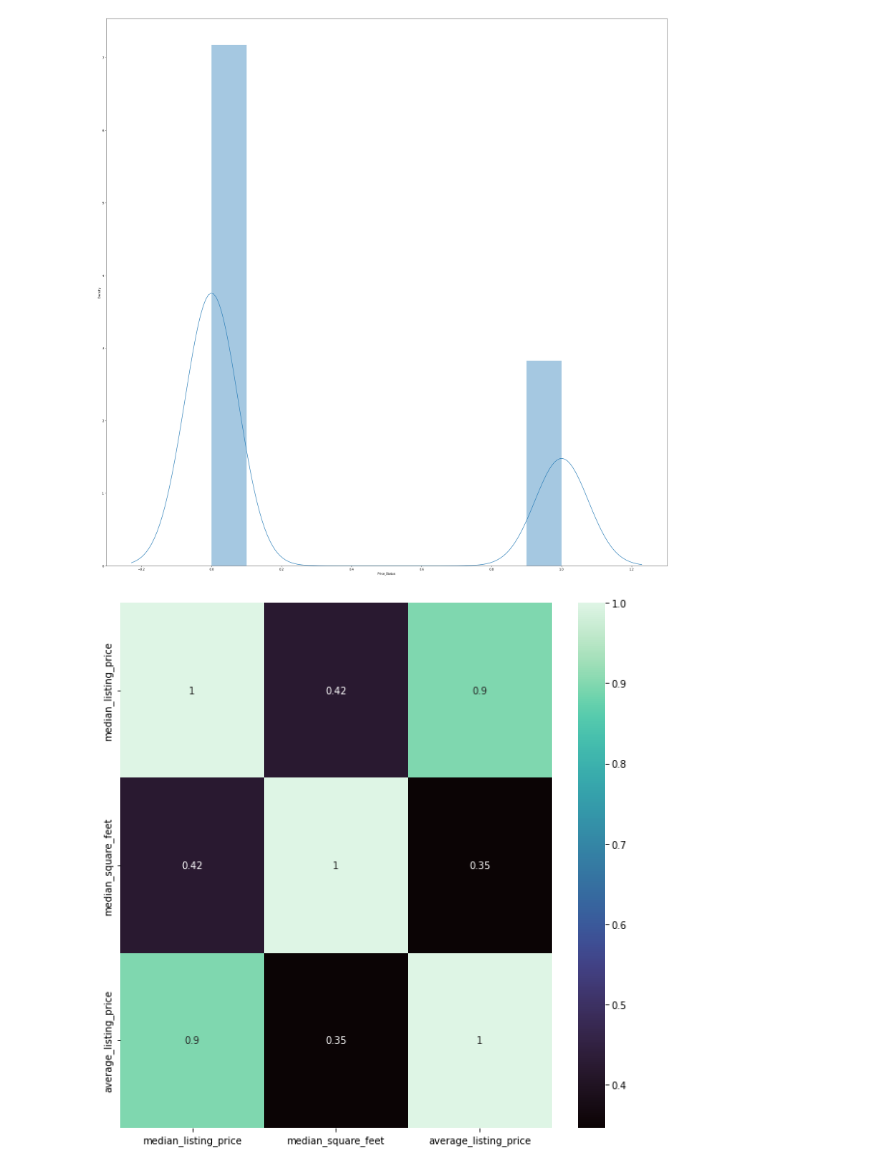
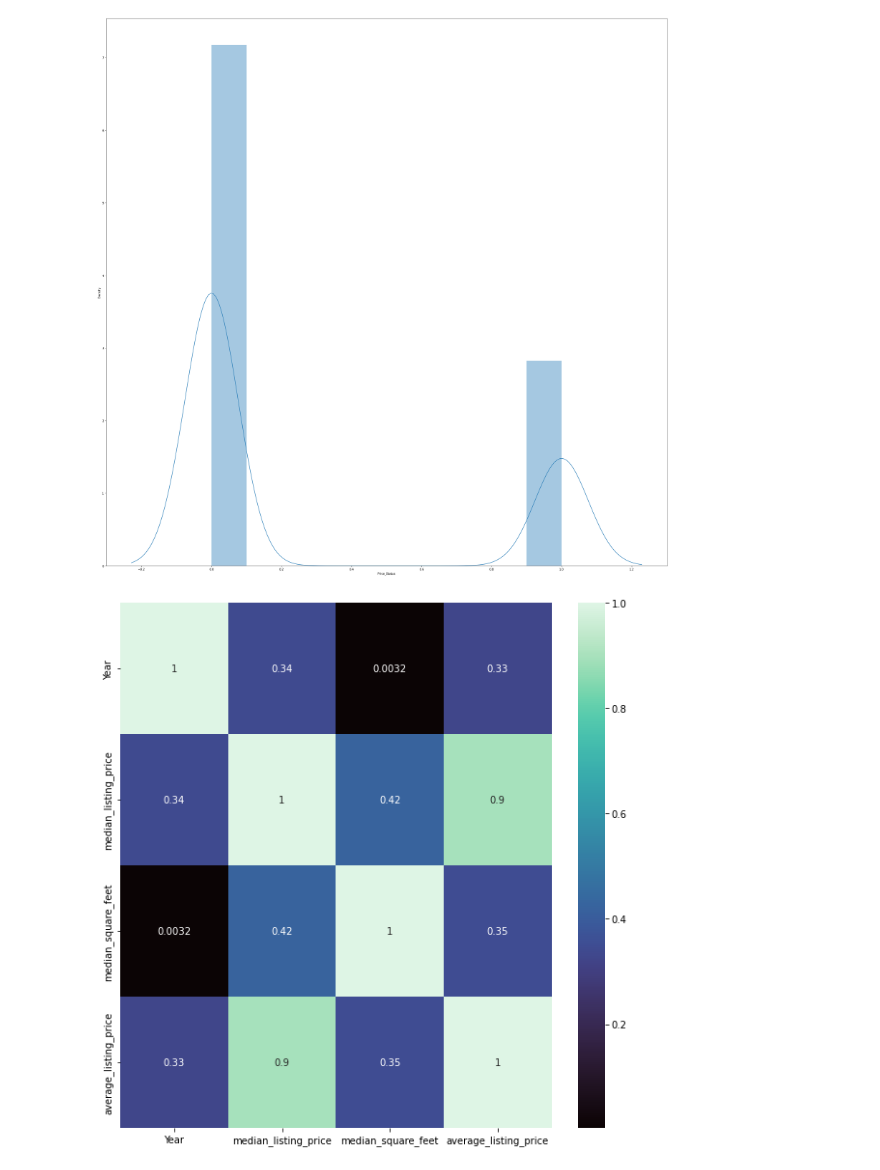
Before and after one commit to ksommerdorf/FinalProject, a Jupyter notebook: notebook/final_table_ensemble_feature_importance.ipynb, the cells around one changed output. Cells and saved outputs as stored; diff of their text form; code cells hidden in the pictures.

```diff
--- a/notebook/final_table_ensemble_feature_importance.ipynb
+++ b/notebook/final_table_ensemble_feature_importance.ipynb
@@ -267,10 +216,10 @@ sns.distplot(df['Price_Status'])
 # %%
 # Reference code for heatmaps :https://www.kaggle.com/code/bsivavenu/house-price-calculation-methods-for-beginners
 
 # most correlated features
 corrmat = df.corr()
-top_corr_features = corrmat.index[abs(corrmat["median_listing_price"])>0.35]
+top_corr_features = corrmat.index[abs(corrmat["median_listing_price"])>0.30]
 plt.figure(figsize=(10,10))
 g = sns.heatmap(df[top_corr_features].corr(),annot=True,cmap="mako")
 # %% [output]
-[figure, old version]
+[figure, new version]
```
Also changed, not shown: parts of 18 cells of this notebook, 5 other files.
